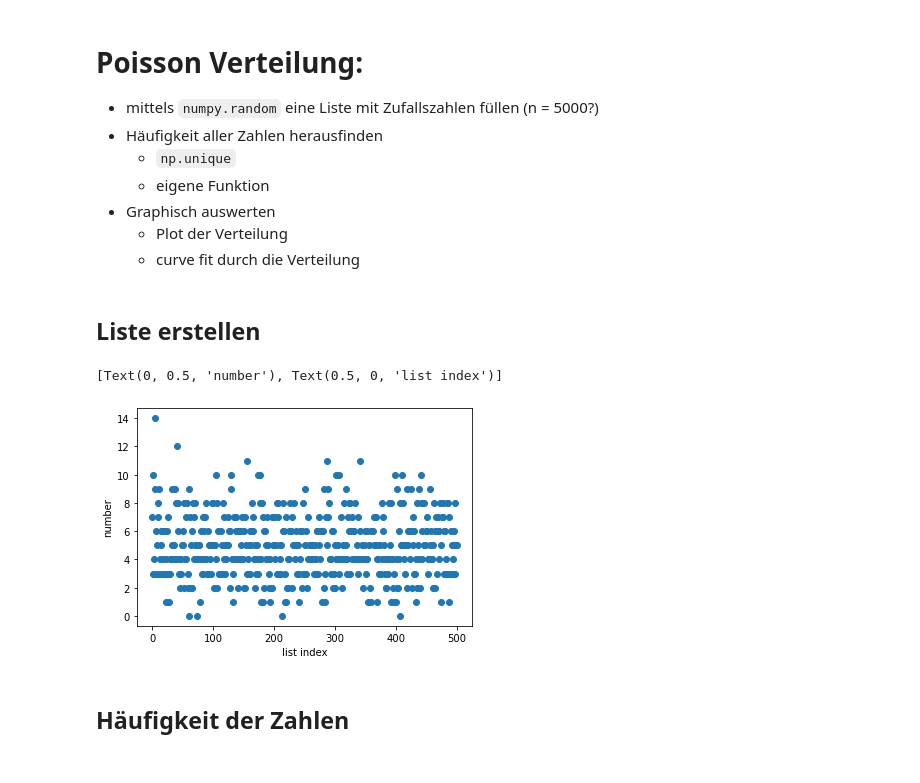
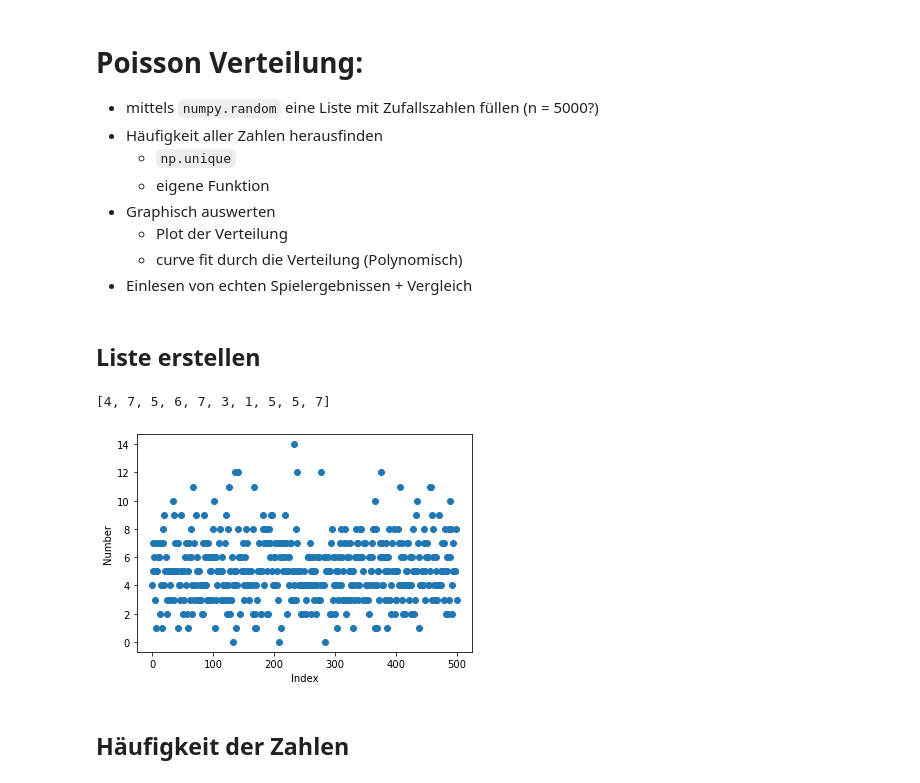
Before and after one commit to LinusHats/WorldCup_MonteCarlo, a Jupyter notebook: Poisson.ipynb, the cells around one changed output. Saved outputs shown, nothing was run; the diff lists cells and outputs as text; code cells hidden in the pictures.

Commit message:
Vergleich der Possion-Verteilung mit "echten" Ergebnissen
Einlesen von Daten + curve fit (polynomisch)

```diff
--- a/Poisson.ipynb
+++ b/Poisson.ipynb
@@ -13,7 +13,8 @@ import scipy.stats
     - eigene Funktion
 - Graphisch auswerten
     - Plot der Verteilung
-    - curve fit durch die Verteilung
+    - curve fit durch die Verteilung (Polynomisch)
+- Einlesen von echten Spielergebnissen + Vergleich
 # %% [markdown]
 ## Liste erstellen
 # %%
@@ -25,12 +26,14 @@ for i in range(n):
     poisson_list.append(np.random.poisson(Lambda)) # Füllen der Liste
 
 poisson_list[0:10]             # Anzeigen der ersten 10 Listenelemente
-_, ax = plt.subplots()
-ax.scatter([i for i in range(n)], poisson_list)
-ax.set(ylabel="number", xlabel="list index")
 # %% [output]
-[Text(0, 0.5, 'number'), Text(0.5, 0, 'list index')]
+[4, 7, 5, 6, 7, 3, 1, 5, 5, 7]
-[figure, removed]
+# %%
+fig, ax = plt.subplots()
+ax.scatter([i for i in range(n)], poisson_list)
+ax.set(ylabel="Number", xlabel="Index");
+# %% [output]
+[figure, added]
 # %% [markdown]
 ## Häufigkeit der Zahlen
 # %%
```
Also changed, not shown: parts of 18 cells of this notebook, 2 other files.
